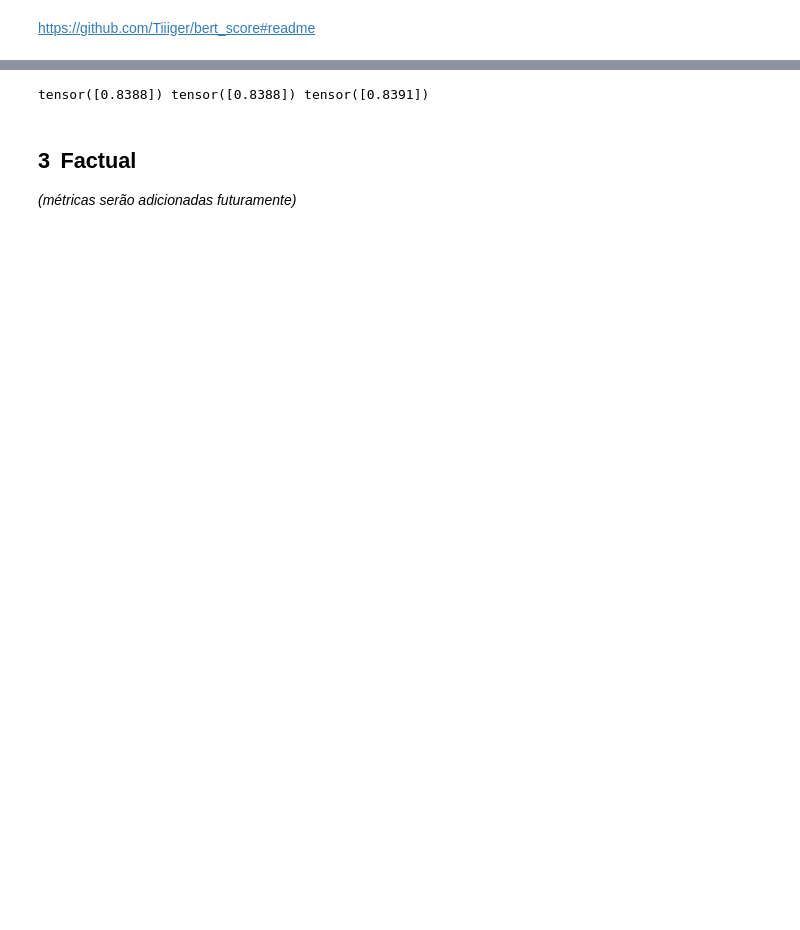
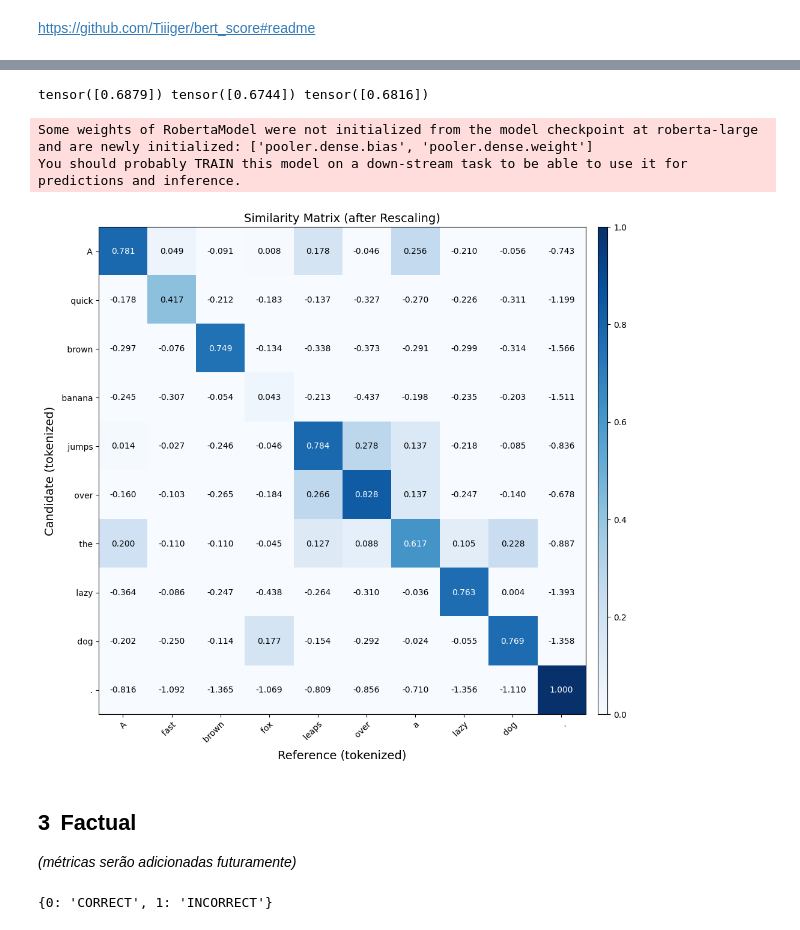
Before and after one commit to thiago-ouverney/pyAutoSummarizer, a Jupyter notebook: research/evaluators.ipynb, the cells around one changed output, grey strips where cells are left out. Drawn from its saved outputs; the diff is of its cells as text; code cells hidden in the pictures; blank space fills up the shorter version.

```diff
--- a/research/evaluators.ipynb
+++ b/research/evaluators.ipynb
@@ -238,9 +227,10 @@ A man is playing guitar
 > F1 (F_BERT): É a média harmônica da Precisão e do Recall. De forma geral, a recomendação é usar F1, pois ele se mostra mais confiável em diversos cenários.
 # %%
 import bert_score
-reference = "A quick brown fox jumps over the lazy dog."
+reference = "A quick brown banana jumps over the lazy dog."
 generated  = "A fast brown fox leaps over a lazy dog."
 lang = 'en'  # Define the language for BERTScore
 P, R, F1 = bert_score.score([generated], [reference], lang=lang,
-                             rescale_with_baseline=True)
+                             rescale_with_baseline=True,
+                             idf=False)
 # %% [output]
@@ -251,7 +248,14 @@ https://github.com/Tiiiger/bert_score#readme
 # %%
 print(P,R,F1)
 # %% [output]
-tensor([0.8388]) tensor([0.8388]) tensor([0.8391])
+tensor([0.6879]) tensor([0.6744]) tensor([0.6816])
+# %%
+from bert_score import plot_example
+plot_example(reference, generated, lang="en",rescale_with_baseline=False)
+# %% [output]
+Some weights of RobertaModel were not initialized from the model checkpoint at roberta-large and are newly initialized: ['pooler.dense.bias', 'pooler.dense.weight']
+You should probably TRAIN this model on a down-stream task to be able to use it for predictions and inference.
+[figure, added]
 # %% [markdown]
 ## 3  Factual
 *(métricas serão adicionadas futuramente)*
@@ -257,0 +274,4 @@ tensor([0.8388]) tensor([0.8388]) tensor([0.8391])
+# %%
+print(label_map)
+# %% [output]
+{0: 'CORRECT', 1: 'INCORRECT'}
```
Also changed, not shown: parts of 17 cells of this notebook.
